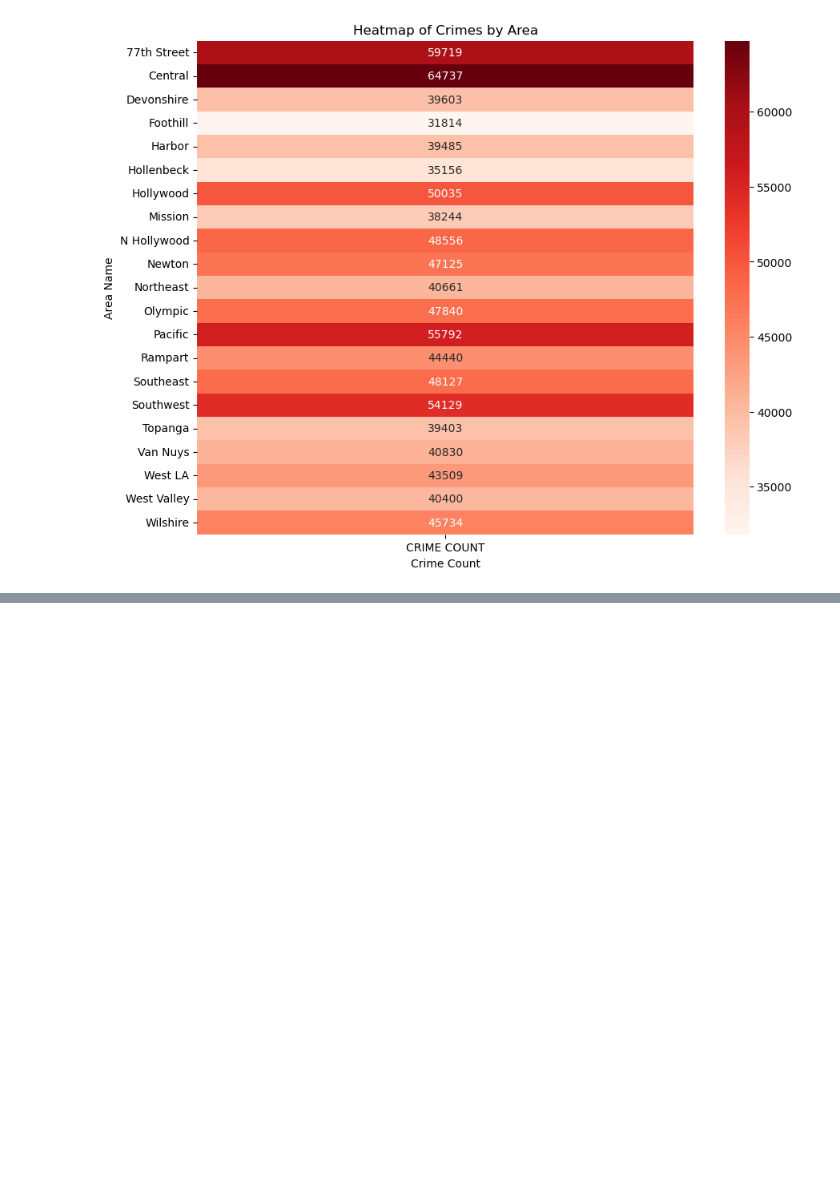
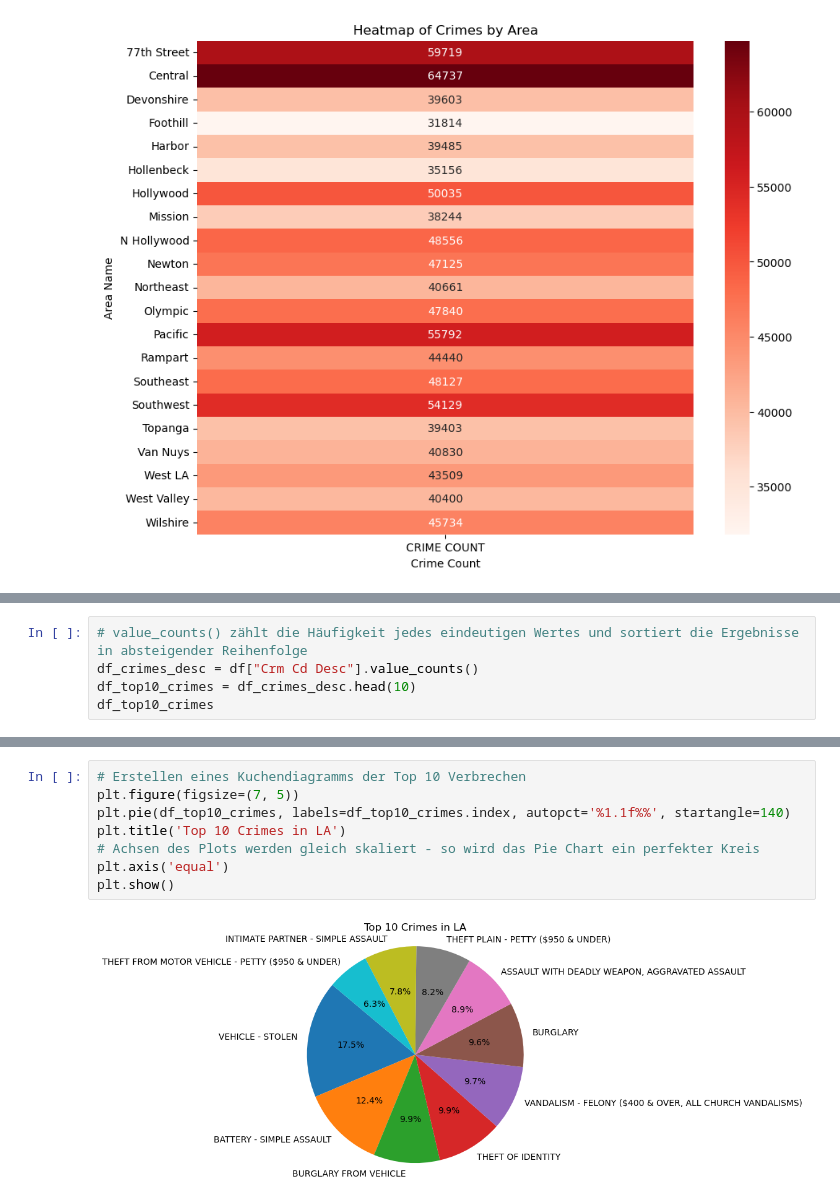
Before and after one commit to Baenji/DIP, a Jupyter notebook: crime.ipynb, the cells around one changed output, grey strips where cells are left out. Cells and saved outputs as stored; diff of their text form; blank space fills up the shorter version.

```diff
--- a/crime.ipynb
+++ b/crime.ipynb
@@ -147,0 +147,5 @@ Welche Personen Gruppen sind besonders betroffen von Verbrechen
+# %%
+# value_counts() zählt die Häufigkeit jedes eindeutigen Wertes und sortiert die Ergebnisse in absteigender Reihenfolge
+df_crimes_desc = df["Crm Cd Desc"].value_counts()
+df_top10_crimes = df_crimes_desc.head(10)
+df_top10_crimes
@@ -147,0 +165,10 @@ Welche Personen Gruppen sind besonders betroffen von Verbrechen
+# %%
+# Erstellen eines Kuchendiagramms der Top 10 Verbrechen
+plt.figure(figsize=(7, 5))
+plt.pie(df_top10_crimes, labels=df_top10_crimes.index, autopct='%1.1f%%', startangle=140)
+plt.title('Top 10 Crimes in LA')
+# Achsen des Plots werden gleich skaliert - so wird das Pie Chart ein perfekter Kreis
+plt.axis('equal')
+plt.show()
+# %% [output]
+[figure, added]
```
Also changed, not shown: parts of 12 cells of this notebook.
